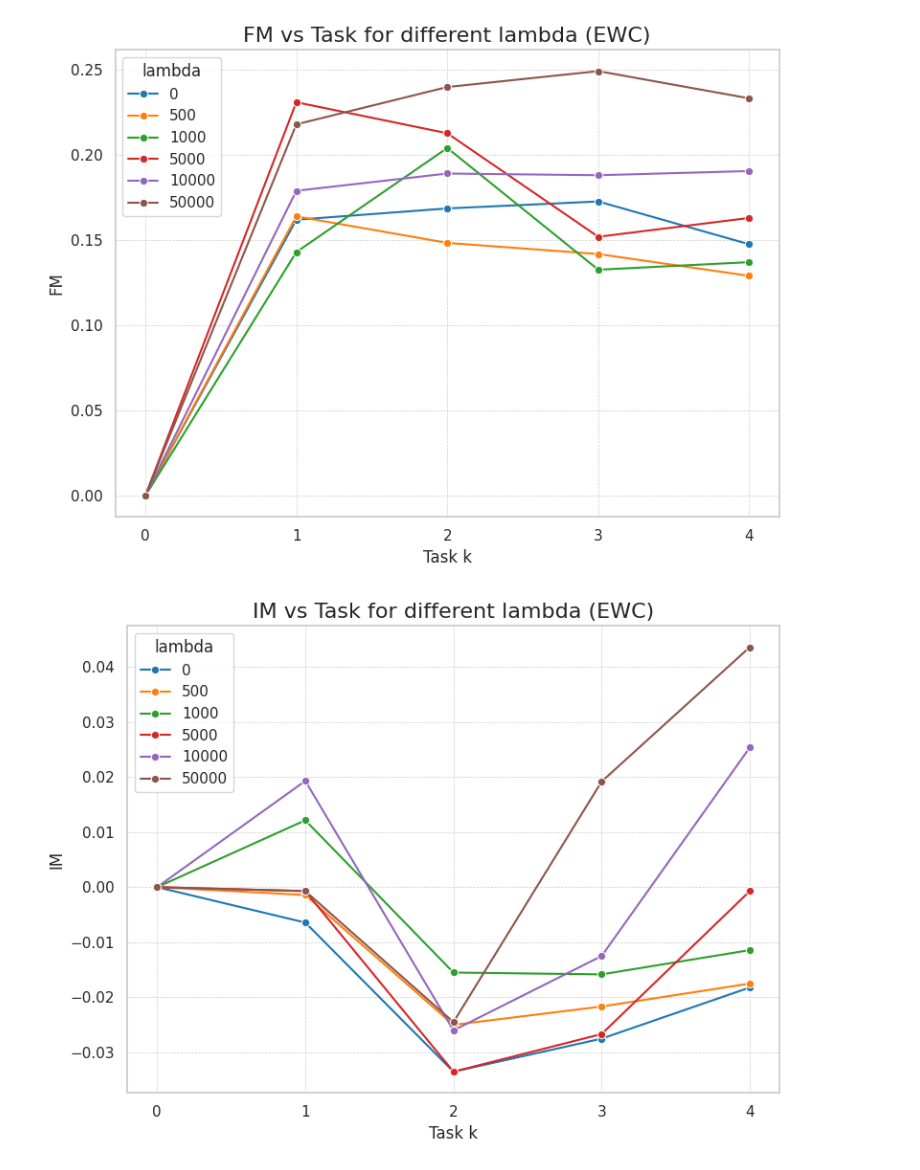
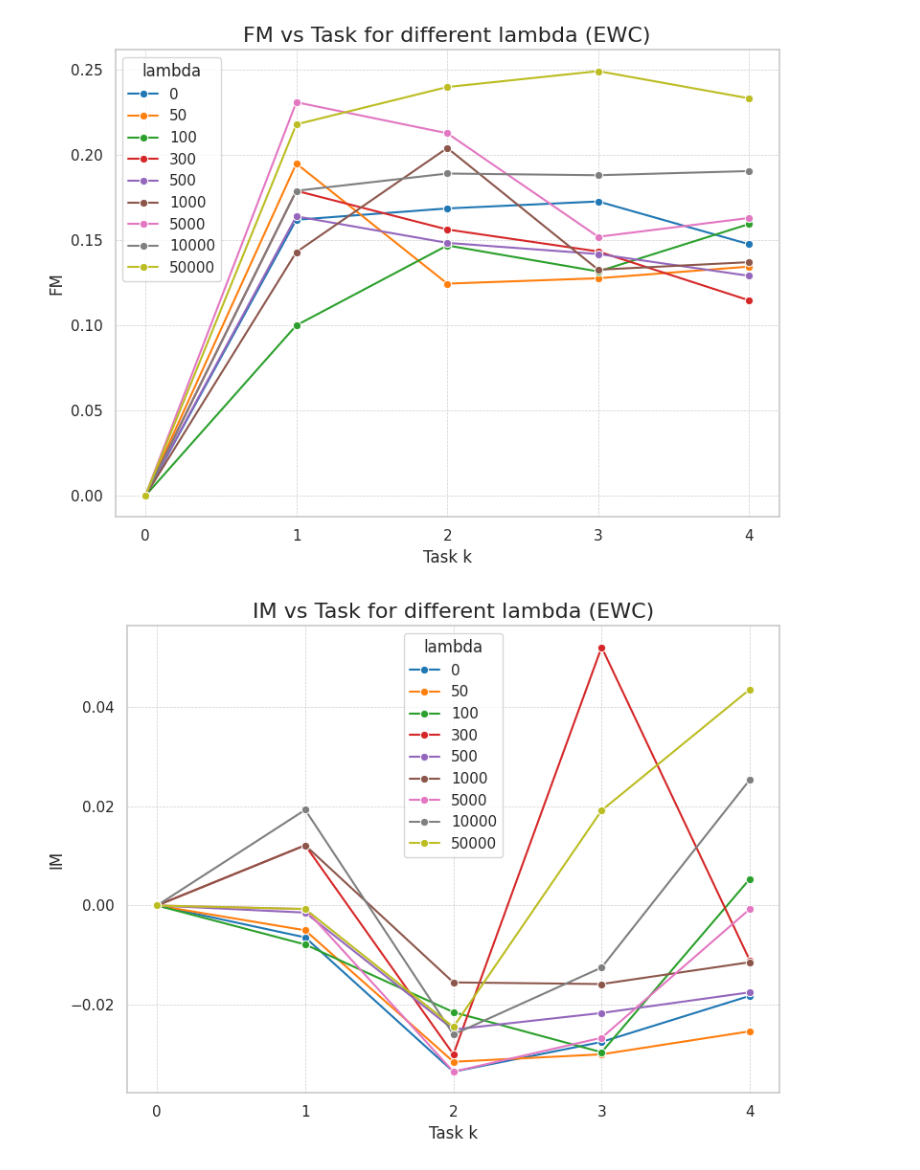
Before and after one commit to yuuharu11/liquid_time-constant_networks, a Jupyter notebook: ipynb/cil_ewc.ipynb, the cells around one changed output. Saved outputs shown, nothing was run; the diff lists cells and outputs as text; code cells hidden in the pictures.

Commit message:
make graph and save local png file

```diff
--- a/ipynb/cil_ewc.ipynb
+++ b/ipynb/cil_ewc.ipynb
@@ -44,7 +44,7 @@ def compute_im(acc_matrix, joint_accs):
 
 csv_dir = "/work/csv/uci-har/cil-ewc/"
 joint_file_path = "/work/csv/uci-har/cil-joint/ltc_ncps.csv"
-lambda_values = [0, 500, 1000, 5000, 10000, 50000]
+lambda_values = [0, 50, 100, 300, 500, 1000, 5000, 10000, 50000]
 num_tasks = 5
 
 results = []
@@ -135,2 +142,2 @@ for ind in indicators:
-[figure, old version]
+[figure, new version]
-[figure, old version]
+[figure, new version]
```
Also changed, not shown: parts of 1 cell of this notebook, 3 other files.
